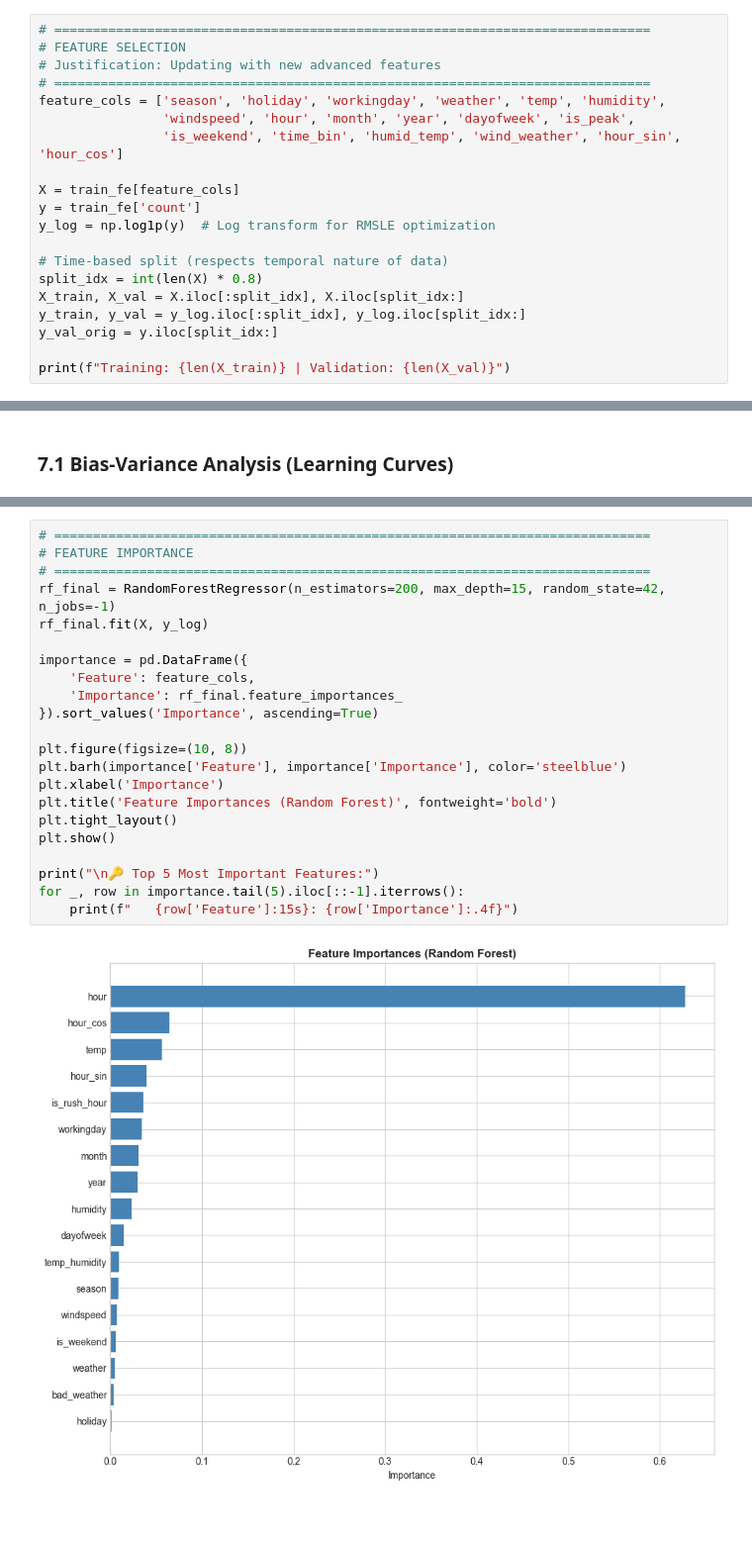
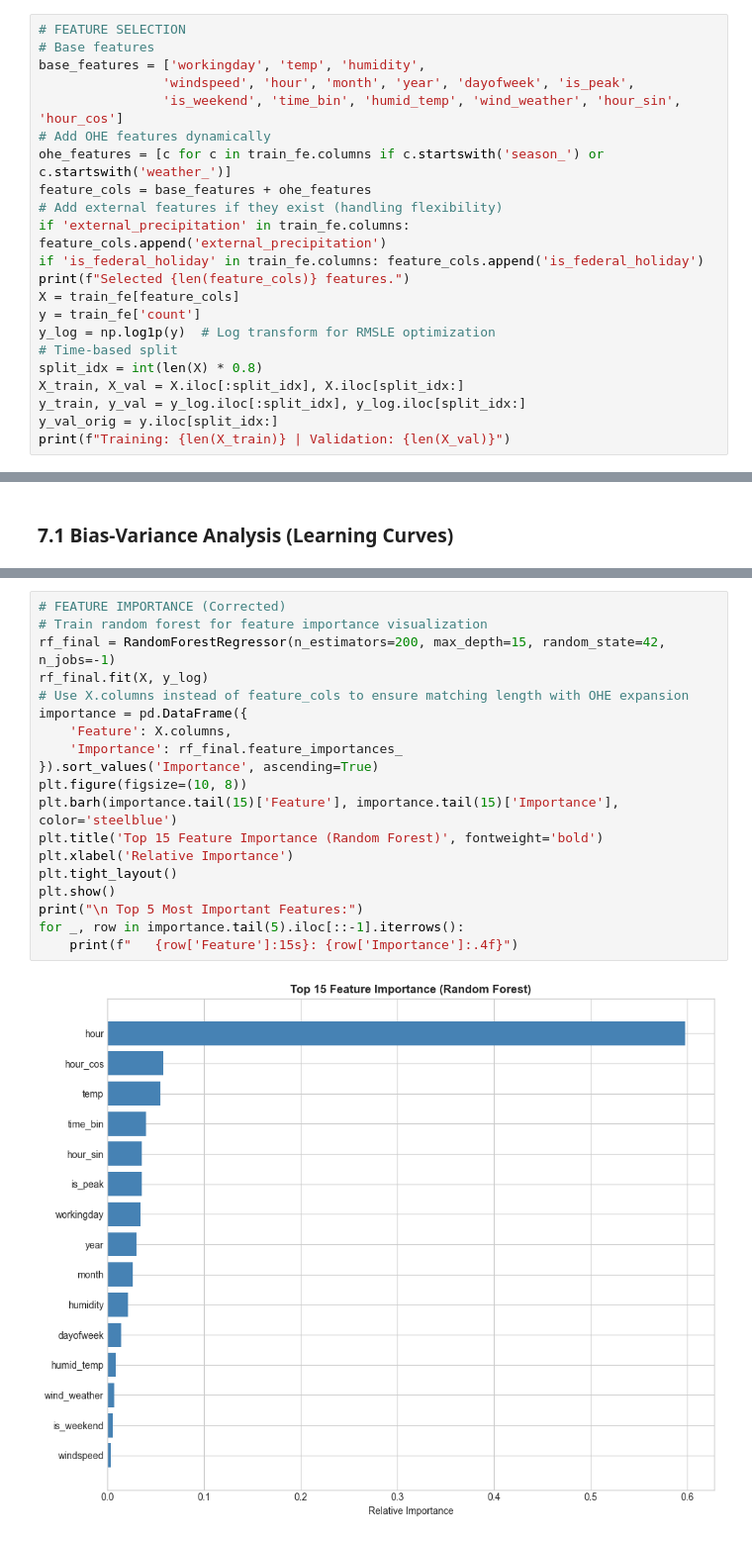
Before and after one commit to Chin-Wee/Bike-Sharing-Demand-Kaggle, a Jupyter notebook: Report.ipynb, the cells around one changed output, grey strips where cells are left out. Shown at 99% size. Saved outputs shown, nothing was run; the diff lists cells and outputs as text.

```diff
--- a/Report.ipynb
+++ b/Report.ipynb
@@ -405,21 +357,23 @@ New features: hour, month, year, dayofweek, is_rush_hour, is_weekend,
 # %%
-# =============================================================================
 # FEATURE SELECTION
-# Justification: Updating with new advanced features
-# =============================================================================
-feature_cols = ['season', 'holiday', 'workingday', 'weather', 'temp', 'humidity',
+# Base features
+base_features = ['workingday', 'temp', 'humidity',
                 'windspeed', 'hour', 'month', 'year', 'dayofweek', 'is_peak',
                 'is_weekend', 'time_bin', 'humid_temp', 'wind_weather', 'hour_sin', 'hour_cos']
-
+# Add OHE features dynamically
+ohe_features = [c for c in train_fe.columns if c.startswith('season_') or c.startswith('weather_')]
+feature_cols = base_features + ohe_features
+# Add external features if they exist (handling flexibility)
+if 'external_precipitation' in train_fe.columns: feature_cols.append('external_precipitation')
+if 'is_federal_holiday' in train_fe.columns: feature_cols.append('is_federal_holiday')
+print(f"Selected {len(feature_cols)} features.")
 X = train_fe[feature_cols]
 y = train_fe['count']
 y_log = np.log1p(y)  # Log transform for RMSLE optimization
-
-# Time-based split (respects temporal nature of data)
+# Time-based split
 split_idx = int(len(X) * 0.8)
 X_train, X_val = X.iloc[:split_idx], X.iloc[split_idx:]
 y_train, y_val = y_log.iloc[:split_idx], y_log.iloc[split_idx:]
 y_val_orig = y.iloc[split_idx:]
-
 print(f"Training: {len(X_train)} | Validation: {len(X_val)}")
 # %% [output]
@@ -561,26 +489,23 @@ print(f"   This indicates stable performance across different data splits.")
    This indicates stable performance across different data splits.
 # %%
-# =============================================================================
-# FEATURE IMPORTANCE
-# =============================================================================
+# FEATURE IMPORTANCE (Corrected)
+# Train random forest for feature importance visualization
 rf_final = RandomForestRegressor(n_estimators=200, max_depth=15, random_state=42, n_jobs=-1)
 rf_final.fit(X, y_log)
-
+# Use X.columns instead of feature_cols to ensure matching length with OHE expansion
 importance = pd.DataFrame({
-    'Feature': feature_cols,
+    'Feature': X.columns,
     'Importance': rf_final.feature_importances_
 }).sort_values('Importance', ascending=True)
-
 plt.figure(figsize=(10, 8))
-plt.barh(importance['Feature'], importance['Importance'], color='steelblue')
-plt.xlabel('Importance')
-plt.title('Feature Importances (Random Forest)', fontweight='bold')
+plt.barh(importance.tail(15)['Feature'], importance.tail(15)['Importance'], color='steelblue')
+plt.title('Top 15 Feature Importance (Random Forest)', fontweight='bold')
+plt.xlabel('Relative Importance')
 plt.tight_layout()
 plt.show()
-
-print("\n🔑 Top 5 Most Important Features:")
+print("\n Top 5 Most Important Features:")
 for _, row in importance.tail(5).iloc[::-1].iterrows():
     print(f"   {row['Feature']:15s}: {row['Importance']:.4f}")
 # %% [output]
-[figure, old version]
+[figure, new version]
 🔑 Top 5 Most Important Features:
```
Also changed, not shown: parts of 24 cells of this notebook, 13 other files.
